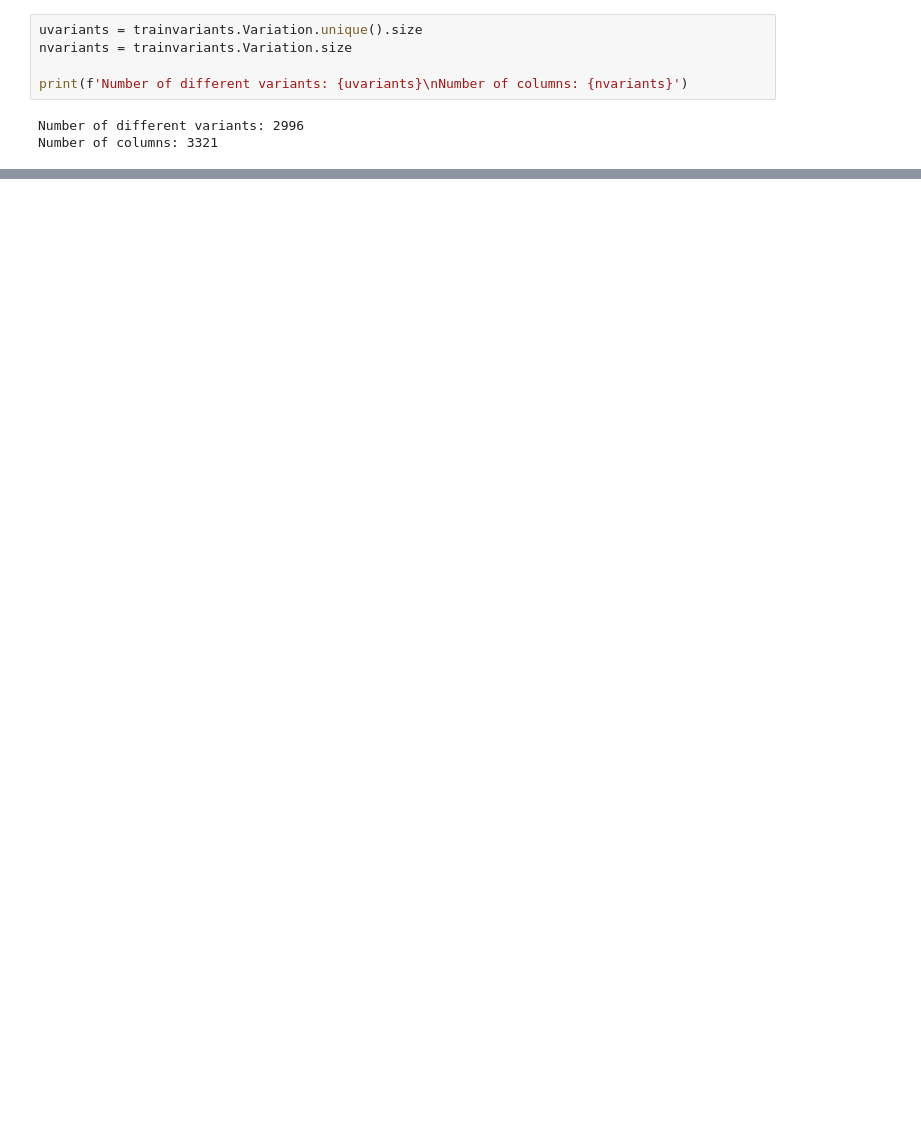
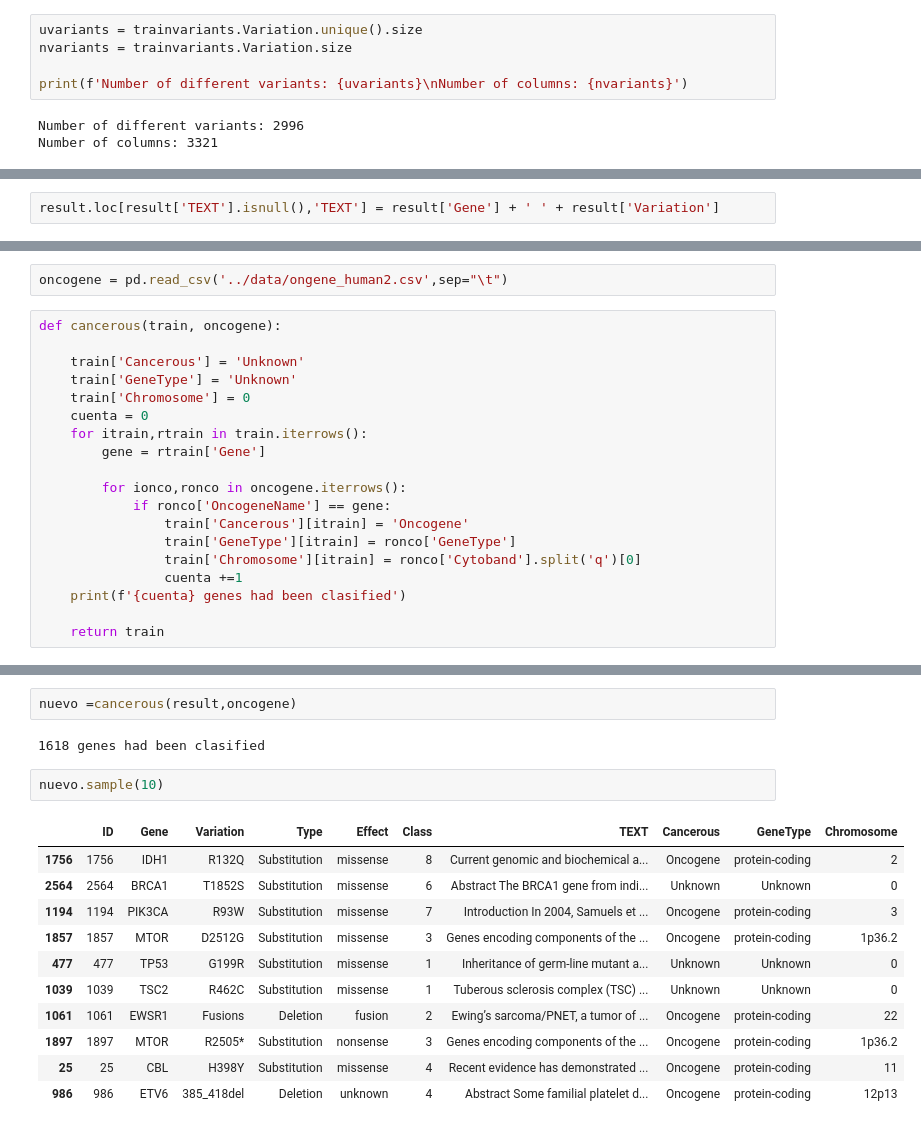
Before and after one commit to Carlosleono/Redefining_Cancer_treatment, a Jupyter notebook: Notebooks/Untitled1 (1).ipynb, the cells around one changed output, grey strips where cells are left out. Cells and saved outputs as stored; diff of their text form; blank space fills up the shorter version.

```diff
--- a/Notebooks/Untitled1 (1).ipynb
+++ b/Notebooks/Untitled1 (1).ipynb
@@ -280,0 +219,2 @@ trainvariants['Gene'][0]
+# %%
+result.loc[result['TEXT'].isnull(),'TEXT'] = result['Gene'] + ' ' + result['Variation']
@@ -280,0 +230,21 @@ trainvariants['Gene'][0]
+# %%
+oncogene = pd.read_csv('../data/ongene_human2.csv',sep="\t")
+# %%
+def cancerous(train, oncogene):
+
+    train['Cancerous'] = 'Unknown'
+    train['GeneType'] = 'Unknown'
+    train['Chromosome'] = 0
+    cuenta = 0
+    for itrain,rtrain in train.iterrows():
+        gene = rtrain['Gene']
+
+        for ionco,ronco in oncogene.iterrows():
+            if ronco['OncogeneName'] == gene:
+                train['Cancerous'][itrain] = 'Oncogene'
+                train['GeneType'][itrain] = ronco['GeneType']
+                train['Chromosome'][itrain] = ronco['Cytoband'].split('q')[0]
+                cuenta +=1
+    print(f'{cuenta} genes had been clasified')
+
+    return train
@@ -280,0 +260,18 @@ trainvariants['Gene'][0]
+# %%
+nuevo =cancerous(result,oncogene)
+# %% [output]
+1618 genes had been clasified
+# %%
+nuevo.sample(10)
+# %% [output]
+|  | ID | Gene | Variation | Type | Effect | Class | TEXT | Cancerous | GeneType | Chromosome |
+| 1756 | 1756 | IDH1 | R132Q | Substitution | missense | 8 | Current genomic and biochemical a... | Oncogene | protein-coding | 2 |
+| 2564 | 2564 | BRCA1 | T1852S | Substitution | missense | 6 | Abstract The BRCA1 gene from indi... | Unknown | Unknown | 0 |
+| 1194 | 1194 | PIK3CA | R93W | Substitution | missense | 7 | Introduction In 2004, Samuels et ... | Oncogene | protein-coding | 3 |
+| 1857 | 1857 | MTOR | D2512G | Substitution | missense | 3 | Genes encoding components of the ... | Oncogene | protein-coding | 1p36.2 |
+| 477 | 477 | TP53 | G199R | Substitution | missense | 1 | Inheritance of germ-line mutant a... | Unknown | Unknown | 0 |
+| 1039 | 1039 | TSC2 | R462C | Substitution | missense | 1 | Tuberous sclerosis complex (TSC) ... | Unknown | Unknown | 0 |
+| 1061 | 1061 | EWSR1 | Fusions | Deletion | fusion | 2 | Ewing’s sarcoma/PNET, a tumor of ... | Oncogene | protein-coding | 22 |
+| 1897 | 1897 | MTOR | R2505* | Substitution | nonsense | 3 | Genes encoding components of the ... | Oncogene | protein-coding | 1p36.2 |
+| 25 | 25 | CBL | H398Y | Substitution | missense | 4 | Recent evidence has demonstrated ... | Oncogene | protein-coding | 11 |
+| 986 | 986 | ETV6 | 385_418del | Deletion | unknown | 4 | Abstract Some familial platelet d... | Oncogene | protein-coding | 12p13 |
```
Also changed, not shown: parts of 31 cells of this notebook, 1 other file.
